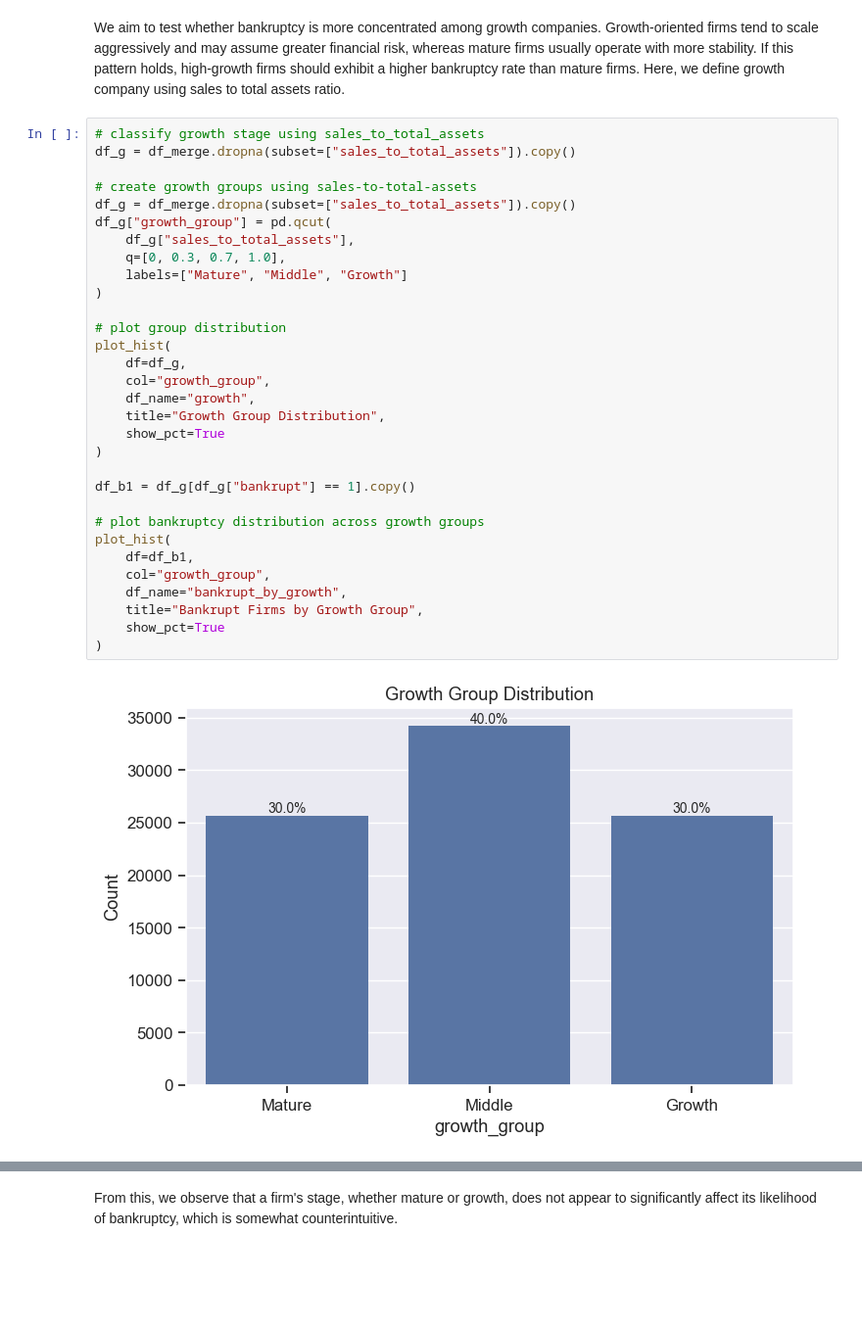
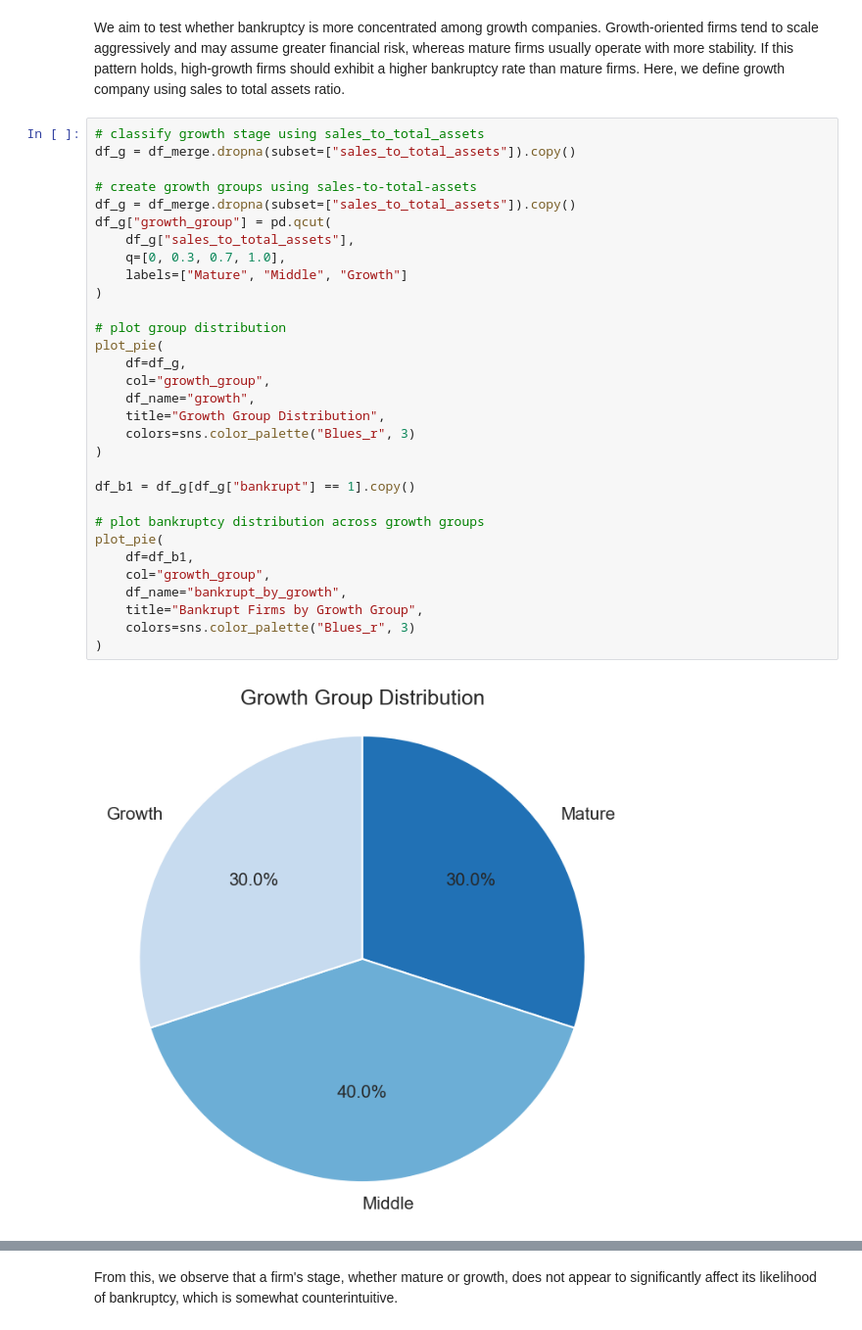
Before and after one commit to zhuosheng039/Company-Bankruptcy-Prediction, a Jupyter notebook: visualization.ipynb, the cells around one changed output, grey strips where cells are left out. Shown at 98% size. Saved outputs shown, nothing was run; the diff lists cells and outputs as text; blank space fills up the shorter version.

```diff
--- a/visualization.ipynb
+++ b/visualization.ipynb
@@ -365,33 +398,33 @@ We aim to test whether bankruptcy is more concentrated among growth companies. G
 # %%
 # classify growth stage using sales_to_total_assets
 df_g = df_merge.dropna(subset=["sales_to_total_assets"]).copy()
 
 # create growth groups using sales-to-total-assets
 df_g = df_merge.dropna(subset=["sales_to_total_assets"]).copy()
 df_g["growth_group"] = pd.qcut(
     df_g["sales_to_total_assets"],
     q=[0, 0.3, 0.7, 1.0],
     labels=["Mature", "Middle", "Growth"]
 )
 
 # plot group distribution
-plot_hist(
+plot_pie(
     df=df_g,
     col="growth_group",
     df_name="growth",
     title="Growth Group Distribution",
-    show_pct=True
+    colors=sns.color_palette("Blues_r", 3)
 )
 
 df_b1 = df_g[df_g["bankrupt"] == 1].copy()
 
 # plot bankruptcy distribution across growth groups
-plot_hist(
+plot_pie(
     df=df_b1,
     col="growth_group",
     df_name="bankrupt_by_growth",
     title="Bankrupt Firms by Growth Group",
-    show_pct=True
+    colors=sns.color_palette("Blues_r", 3)
 )
 # %% [output]
-[figure, old version]
+[figure, new version]
```
Also changed, not shown: parts of 6 cells of this notebook, 2 other files.
